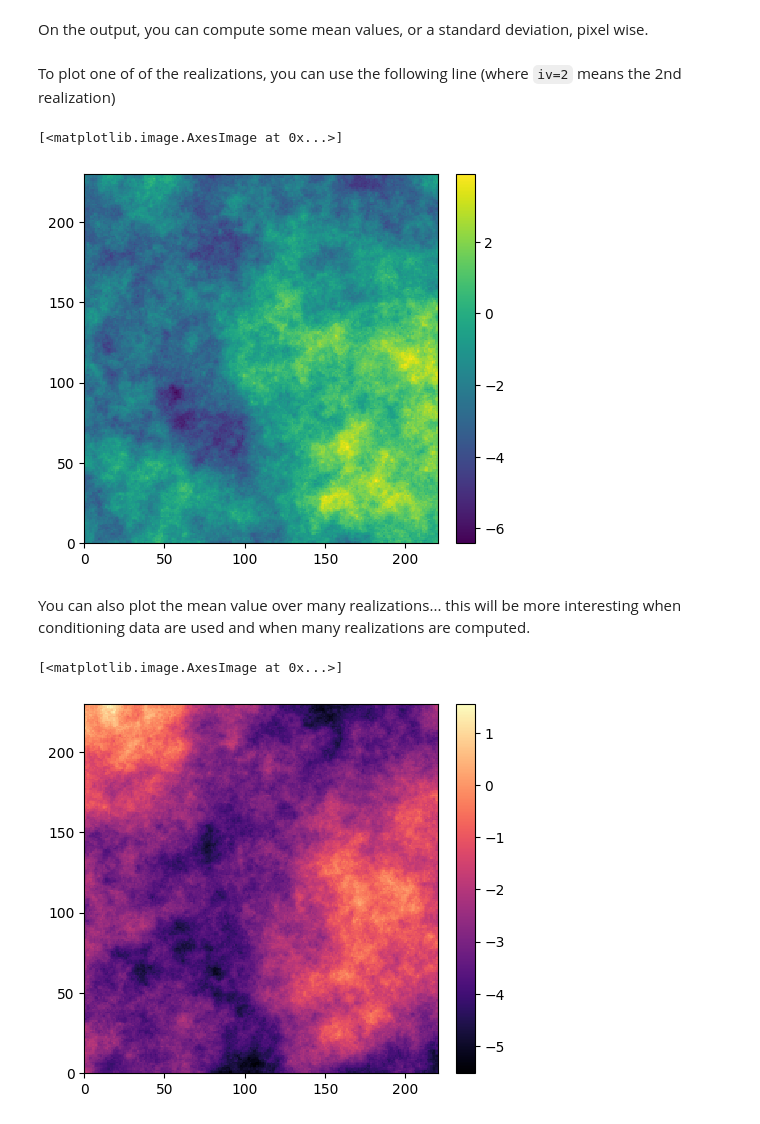
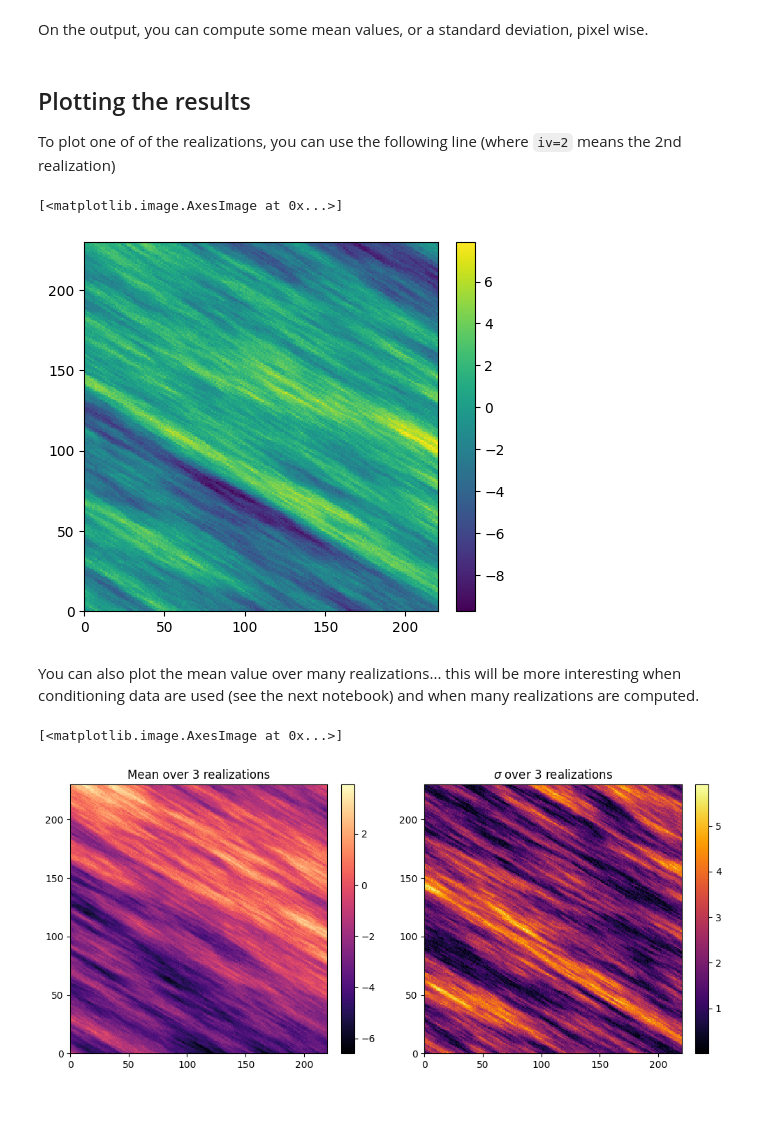
Before and after one commit to alecomunian/gmg, a Jupyter notebook: notebooks/simulation/00_unconditional_SGS.ipynb, the cells around one changed output. Cells and saved outputs as stored; diff of their text form; code cells hidden in the pictures.

```diff
--- a/notebooks/simulation/00_unconditional_SGS.ipynb
+++ b/notebooks/simulation/00_unconditional_SGS.ipynb
@@ -22,5 +22,9 @@ Later on, we will try by changing the radius ('r') along different directions, t
 # %%
 cov_model = gn.covModel.CovModel2D(elem=[
-    ('spherical', {'w':5., 'r':[150,150]}), # elementary contribution
+    ('spherical', {'w':5., 'r':[150,15]}), # elementary contribution
     ('nugget', {'w':0.0})                    # elementary contribution
-    ], name='model-2D')
+    ], alpha=30, name='model-2D')
+
+# Plot
+cov_model.plot_model(vario=True, figsize=((12,5)))
+pl.suptitle("")
@@ -48,5 +55,5 @@ np.random.seed(321)
 geosclassic_output = gn.geosclassicinterface.simulate2D(cov_model, dimension, spacing, origin,
                                                         method='ordinary_kriging',
                                                         searchRadiusRelative=3.0, nneighborMax=12,
-                                                        nreal=nreal)
+                                                        nreal=nreal, nthreads=1)
 # %% [output]
@@ -66,16 +73,23 @@ On the output, you can compute some mean values, or a standard deviation, pixel
 simul_mean = gn.img.imageContStat(simul, op='mean')
 simul_std = gn.img.imageContStat(simul, op='std')
 # %% [markdown]
+## Plotting the results
 To plot one of of the realizations, you can use the following line (where `iv=2` means the 2nd realization)
 # %%
- gn.imgplot.drawImage2D(simul, iv=2)
+gn.imgplot.drawImage2D(simul, iv=2)
 # %% [output]
 [<matplotlib.image.AxesImage at 0x...>]
-[figure, old version]
+[figure, new version]
 # %% [markdown]
-You can also plot the mean value over many realizations... this will be more interesting when conditioning data are used and when many realizations are computed.
+You can also plot the mean value over many realizations... this will be more interesting when conditioning data are used (see the next notebook) and when many realizations are computed.
 # %%
+pl.subplots(1,2,figsize=((12,5)))
+pl.subplot(1,2,1)
+pl.title("Mean over {0} realizations".format(nreal))
 gn.imgplot.drawImage2D(simul_mean, cmap="magma")
+pl.subplot(1,2,2)
+pl.title("$\sigma$ over {0} realizations".format(nreal))
+gn.imgplot.drawImage2D(simul_std, cmap="inferno")
 # %% [output]
 [<matplotlib.image.AxesImage at 0x...>]
-[figure, old version]
+[figure, new version]
```
Also changed, not shown: parts of 4 cells of this notebook, 2 other files.
